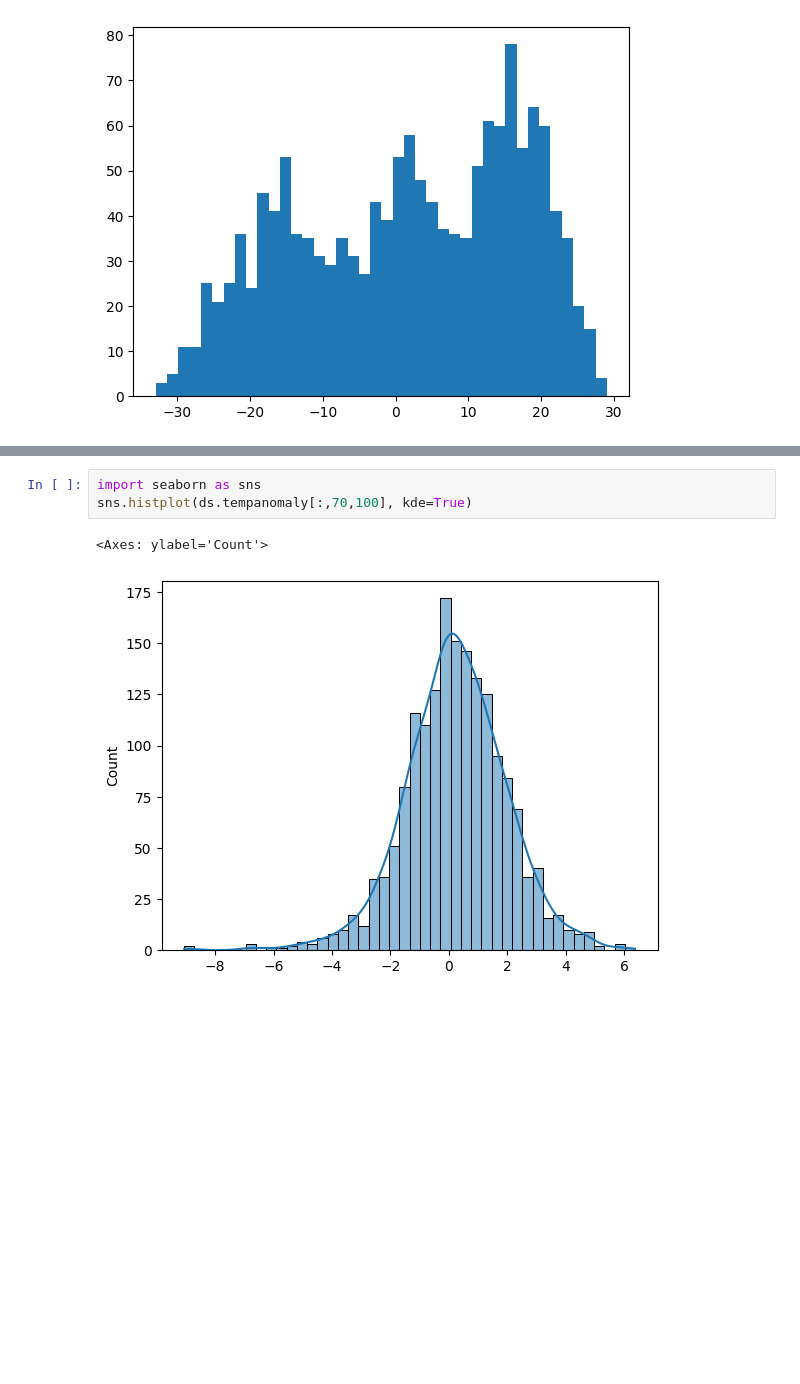
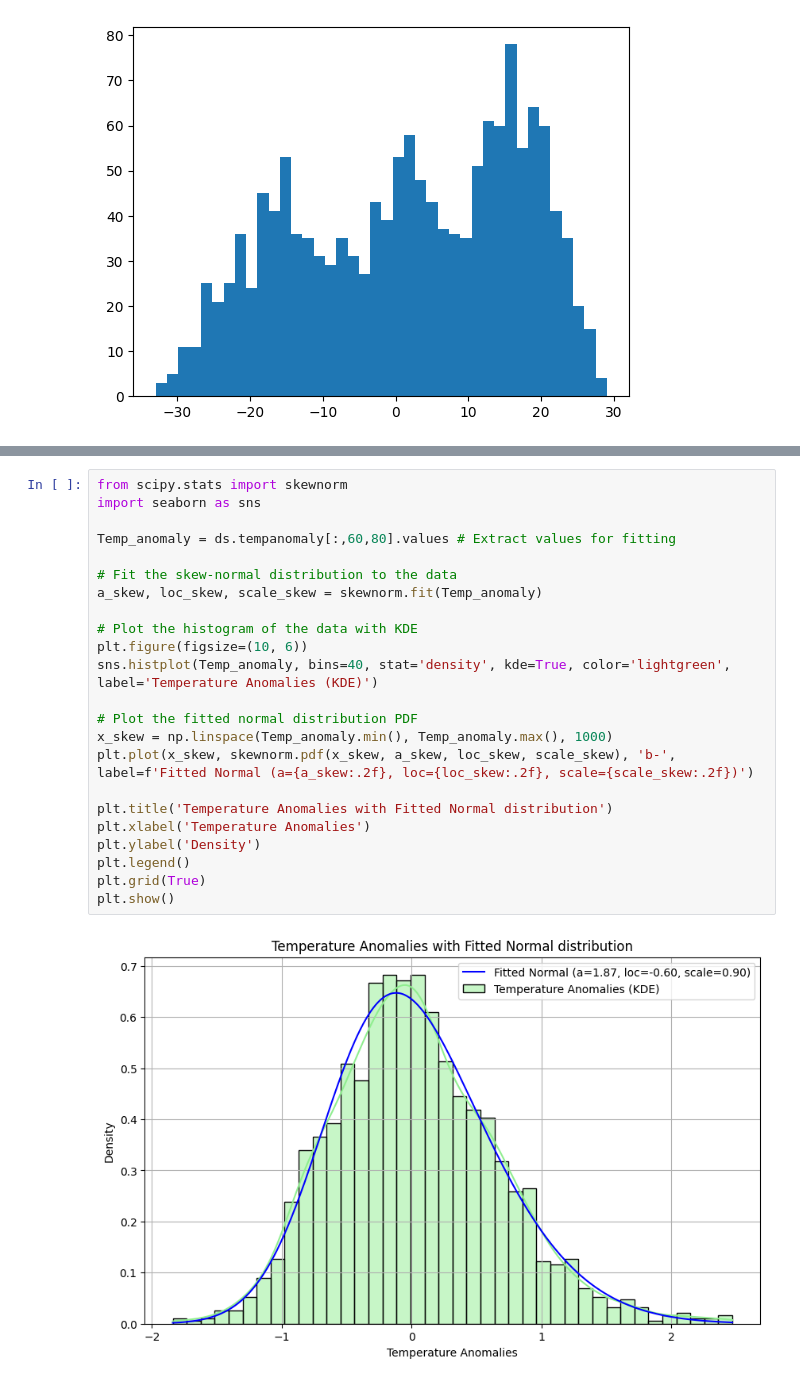
Before and after one commit to milicak/Data_Analysis_Course, a Jupyter notebook: 02_Normal_distribution.ipynb, the cells around one changed output, grey strips where cells are left out. Cells and saved outputs as stored; diff of their text form; blank space fills up the shorter version.

```diff
--- a/02_Normal_distribution.ipynb
+++ b/02_Normal_distribution.ipynb
@@ -266,6 +215,25 @@ plt.hist(ds.tempanomaly[:,70,100],bins=40)
-# %%
-import seaborn as sns
-sns.histplot(ds.tempanomaly[:,70,100], kde=True)
-# %% [output]
-<Axes: ylabel='Count'>
-[figure, removed]
+# %%
+from scipy.stats import skewnorm
+import seaborn as sns
+
+Temp_anomaly = ds.tempanomaly[:,60,80].values # Extract values for fitting
+
+# Fit the skew-normal distribution to the data
+a_skew, loc_skew, scale_skew = skewnorm.fit(Temp_anomaly)
+
+# Plot the histogram of the data with KDE
+plt.figure(figsize=(10, 6))
+sns.histplot(Temp_anomaly, bins=40, stat='density', kde=True, color='lightgreen', label='Temperature Anomalies (KDE)')
+
+# Plot the fitted normal distribution PDF
+x_skew = np.linspace(Temp_anomaly.min(), Temp_anomaly.max(), 1000)
+plt.plot(x_skew, skewnorm.pdf(x_skew, a_skew, loc_skew, scale_skew), 'b-', label=f'Fitted Normal (a={a_skew:.2f}, loc={loc_skew:.2f}, scale={scale_skew:.2f})')
+
+plt.title('Temperature Anomalies with Fitted Normal distribution')
+plt.xlabel('Temperature Anomalies')
+plt.ylabel('Density')
+plt.legend()
+plt.grid(True)
+plt.show()
+# %% [output]
+[figure, added]
```
Also changed, not shown: parts of 22 cells of this notebook.
